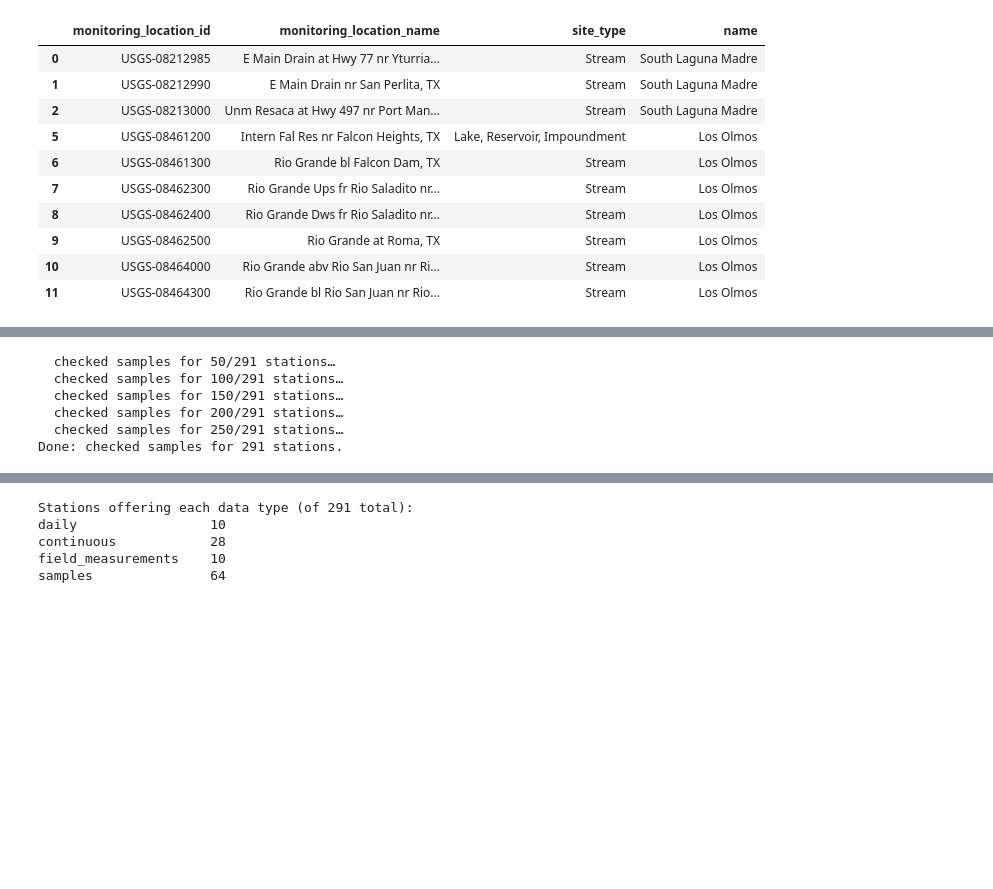
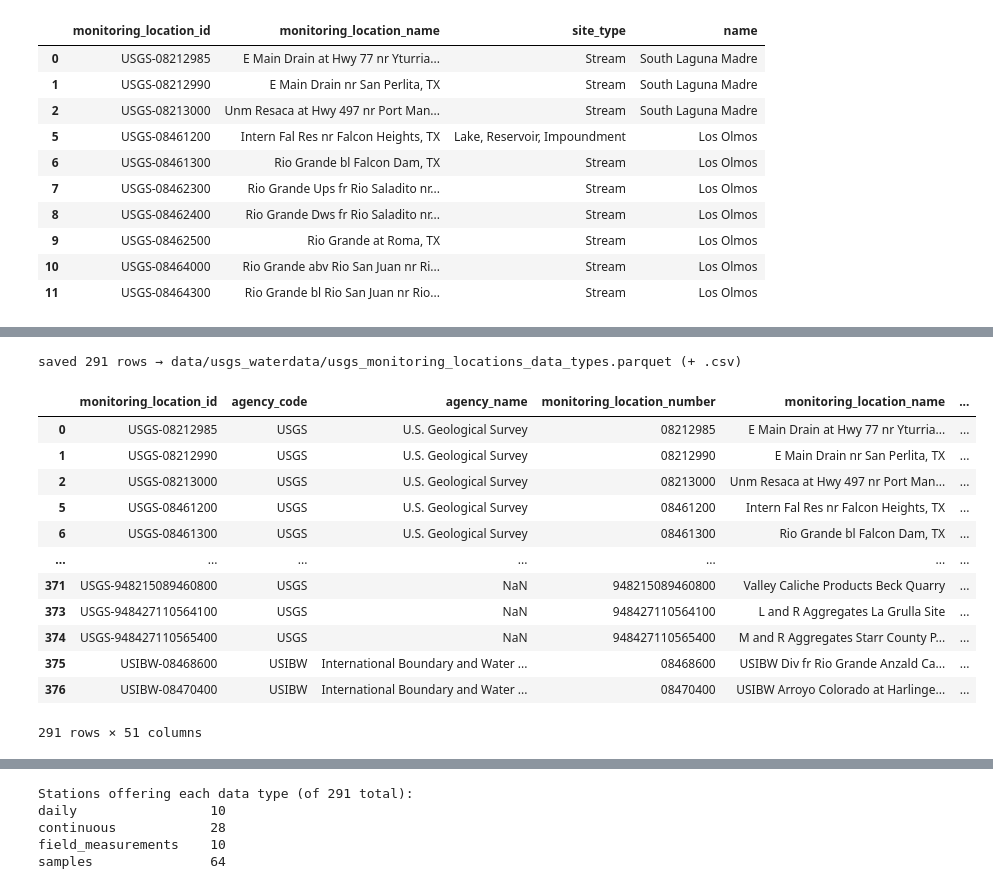
Before and after one commit to LimnoTech/Thornforest, a Jupyter notebook: notebooks/1_usgs_hydrography_waterdata.ipynb, the cells around one changed output, grey strips where cells are left out. Cells and saved outputs as stored; diff of their text form; code cells hidden in the pictures; blank space fills up the shorter version.

```diff
--- a/notebooks/1_usgs_hydrography_waterdata.ipynb
+++ b/notebooks/1_usgs_hydrography_waterdata.ipynb
@@ -261,28 +350,46 @@ read that from the matching *metadata* services:
 # %%
-# Daily & continuous availability — one bounding-box query, split by computation period.
+# The Samples "summary" endpoint (one site per request); see
+# https://api.waterdata.usgs.gov/samples-data/docs
+SAMPLES_SUMMARY_URL = "https://api.waterdata.usgs.gov/samples-data/summary"
+
+# Daily & continuous — one bounding-box query, split by computation period.
 ts_meta, _ = waterdata.get_time_series_metadata(bbox=bbox, skip_geometry=True)
-daily_ids = set(
-    ts_meta.loc[ts_meta["computation_period_identifier"] == "Daily", "monitoring_location_id"]
-)
-continuous_ids = set(
-    ts_meta.loc[ts_meta["computation_period_identifier"] == "Points", "monitoring_location_id"]
-)
+period = ts_meta["computation_period_identifier"]
+daily_ids = set(ts_meta.loc[period == "Daily", "monitoring_location_id"])
+continuous_ids = set(ts_meta.loc[period == "Points", "monitoring_location_id"])
 
-# Field-measurement availability — one bounding-box query.
+# Field measurements — one bounding-box query.
 fm_meta, _ = waterdata.get_field_measurements_metadata(bbox=bbox, skip_geometry=True)
 field_ids = set(fm_meta["monitoring_location_id"])
 
-# Samples availability — one summary request per station (non-empty summary = has samples).
-samples_ids = set()
+# Samples — one summary request per station, fired CONCURRENTLY (and cached) with
+# async-retriever. A station "has samples" if its summary response contains any rows.
 station_ids = stations_in_area["monitoring_location_id"].tolist()
-for i, station_id in enumerate(station_ids, start=1):
-    try:
-        summary, _ = waterdata.get_samples_summary(monitoringLocationIdentifier=station_id)
-        if len(summary) > 0:
-            samples_ids.add(station_id)
-    except Exception:
-        pass  # treat a failed lookup as "no samples"
-    if i % 50 == 0:
-        print(f"  checked samples for {i}/{len(station_ids)} stations…")
-print(f"Done: checked samples for {len(station_ids)} stations.")
+summary_urls = [
+    f"{SAMPLES_SUMMARY_URL}/{quote(sid, safe='')}?mimeType=text/csv" for sid in station_ids
+]
+summaries = ar.retrieve_text(
+    summary_urls,
+    request_kwds=[{"headers": API_HEADERS}] * len(summary_urls) if API_HEADERS else None,
+    cache_name=CACHE_FILE,
+    expire_after=CACHE_EXPIRE_SECONDS,
+    limit_per_host=8,
+)
+samples_ids = {
+    sid
+    for sid, csv_text in zip(station_ids, summaries)
+    if csv_text and len(pd.read_csv(StringIO(csv_text))) > 0
+}
+
+# Add one True/False column per data type.
+sid_col = stations_in_area["monitoring_location_id"]
+stations_in_area["daily"] = sid_col.isin(daily_ids)
+stations_in_area["continuous"] = sid_col.isin(continuous_ids)
+stations_in_area["field_measurements"] = sid_col.isin(field_ids)
+stations_in_area["samples"] = sid_col.isin(samples_ids)
+
+save_outputs(
+    stations_in_area,
+    DATA_DIR / "usgs_waterdata" / "usgs_monitoring_locations_data_types.parquet",
+)
 # %% [output]
@@ -291,7 +398,15 @@ Retrieving: field-measurements-metadata · 1 page · 21 rows
-  checked samples for 50/291 stations…
-  checked samples for 100/291 stations…
-  checked samples for 150/291 stations…
-  checked samples for 200/291 stations…
-  checked samples for 250/291 stations…
-Done: checked samples for 291 stations.
+saved 291 rows → data/usgs_waterdata/usgs_monitoring_locations_data_types.parquet (+ .csv)
+|  | monitoring_location_id | agency_code | agency_name | monitoring_location_number | monitoring_location_name | ... |
+| 0 | USGS-08212985 | USGS | U.S. Geological Survey | 08212985 | E Main Drain at Hwy 77 nr Yturria... | ... |
+| 1 | USGS-08212990 | USGS | U.S. Geological Survey | 08212990 | E Main Drain nr San Perlita, TX | ... |
+| 2 | USGS-08213000 | USGS | U.S. Geological Survey | 08213000 | Unm Resaca at Hwy 497 nr Port Man... | ... |
+| 5 | USGS-08461200 | USGS | U.S. Geological Survey | 08461200 | Intern Fal Res nr Falcon Heights, TX | ... |
+| 6 | USGS-08461300 | USGS | U.S. Geological Survey | 08461300 | Rio Grande bl Falcon Dam, TX | ... |
+| ... | ... | ... | ... | ... | ... | ... |
+| 371 | USGS-948215089460800 | USGS | NaN | 948215089460800 | Valley Caliche Products Beck Quarry | ... |
+| 373 | USGS-948427110564100 | USGS | NaN | 948427110564100 | L and R Aggregates La Grulla Site | ... |
+| 374 | USGS-948427110565400 | USGS | NaN | 948427110565400 | M and R Aggregates Starr County P... | ... |
+| 375 | USIBW-08468600 | USIBW | International Boundary and Water ... | 08468600 | USIBW Div fr Rio Grande Anzald Ca... | ... |
+| 376 | USIBW-08470400 | USIBW | International Boundary and Water ... | 08470400 | USIBW Arroyo Colorado at Harlinge... | ... |
+291 rows × 51 columns
 # %% [markdown]
```
Also changed, not shown: parts of 11 cells of this notebook, 9 other files.
